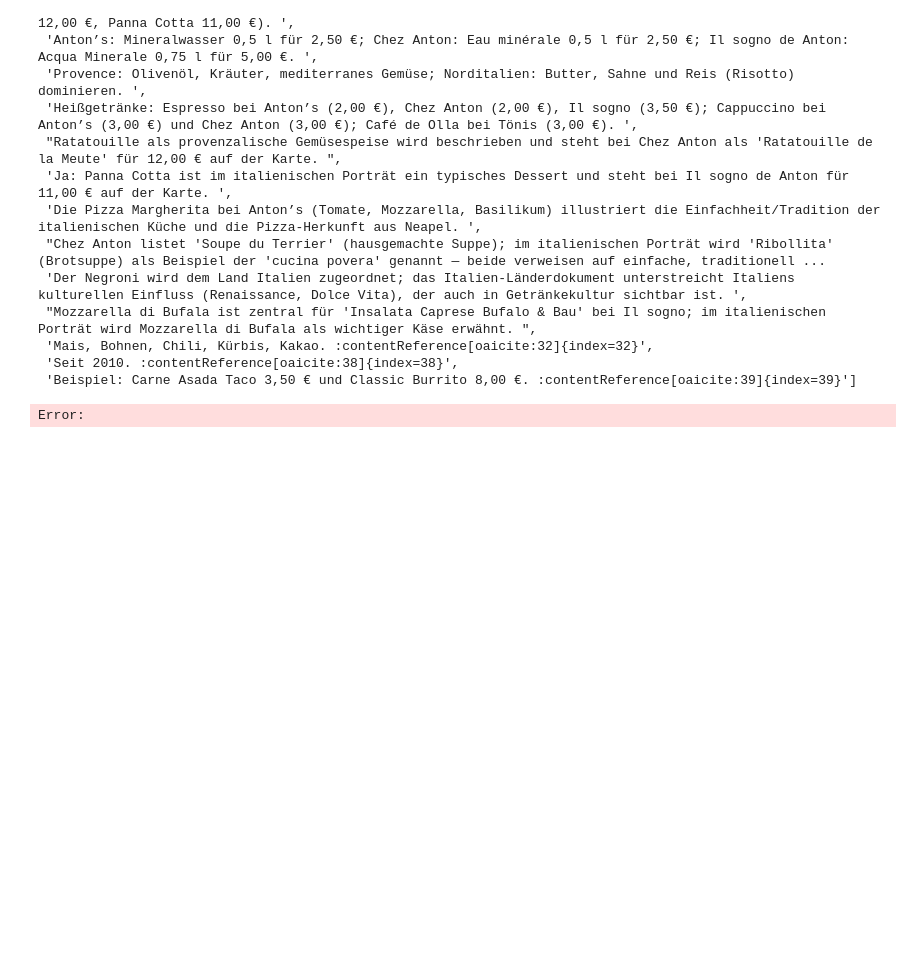
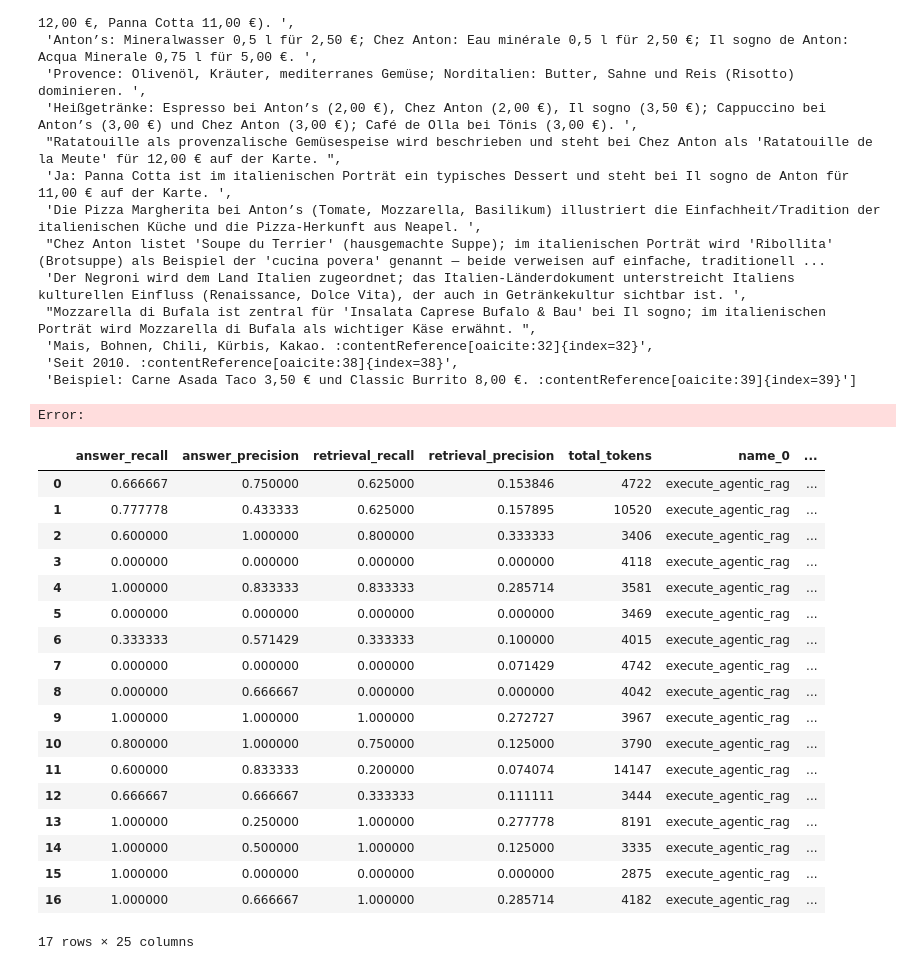
Before and after one commit to benrodion/AI-Agent, a Jupyter notebook: demo.ipynb, the cells around one changed output. Drawn from its saved outputs; the diff is of its cells as text; code cells hidden in the pictures; blank space fills up the shorter version.

```diff
--- a/demo.ipynb
+++ b/demo.ipynb
@@ -661,3 +661,27 @@ problem_gts_retrieval_recall
  'Seit 2010. :contentReference[oaicite:38]{index=38}',
  'Beispiel: Carne Asada Taco 3,50 € und Classic Burrito 8,00 €. :contentReference[oaicite:39]{index=39}']
 Error:
+# %%
+import pandas as pd
+df = pd.read_csv("df_agentic.csv")
+df
+# %% [output]
+|  | answer_recall | answer_precision | retrieval_recall | retrieval_precision | total_tokens | name_0 | ... |
+| 0 | 0.666667 | 0.750000 | 0.625000 | 0.153846 | 4722 | execute_agentic_rag | ... |
+| 1 | 0.777778 | 0.433333 | 0.625000 | 0.157895 | 10520 | execute_agentic_rag | ... |
+| 2 | 0.600000 | 1.000000 | 0.800000 | 0.333333 | 3406 | execute_agentic_rag | ... |
+| 3 | 0.000000 | 0.000000 | 0.000000 | 0.000000 | 4118 | execute_agentic_rag | ... |
+| 4 | 1.000000 | 0.833333 | 0.833333 | 0.285714 | 3581 | execute_agentic_rag | ... |
+| 5 | 0.000000 | 0.000000 | 0.000000 | 0.000000 | 3469 | execute_agentic_rag | ... |
+| 6 | 0.333333 | 0.571429 | 0.333333 | 0.100000 | 4015 | execute_agentic_rag | ... |
+| 7 | 0.000000 | 0.000000 | 0.000000 | 0.071429 | 4742 | execute_agentic_rag | ... |
+| 8 | 0.000000 | 0.666667 | 0.000000 | 0.000000 | 4042 | execute_agentic_rag | ... |
+| 9 | 1.000000 | 1.000000 | 1.000000 | 0.272727 | 3967 | execute_agentic_rag | ... |
+| 10 | 0.800000 | 1.000000 | 0.750000 | 0.125000 | 3790 | execute_agentic_rag | ... |
+| 11 | 0.600000 | 0.833333 | 0.200000 | 0.074074 | 14147 | execute_agentic_rag | ... |
+| 12 | 0.666667 | 0.666667 | 0.333333 | 0.111111 | 3444 | execute_agentic_rag | ... |
+| 13 | 1.000000 | 0.250000 | 1.000000 | 0.277778 | 8191 | execute_agentic_rag | ... |
+| 14 | 1.000000 | 0.500000 | 1.000000 | 0.125000 | 3335 | execute_agentic_rag | ... |
+| 15 | 1.000000 | 0.000000 | 0.000000 | 0.000000 | 2875 | execute_agentic_rag | ... |
+| 16 | 1.000000 | 0.666667 | 1.000000 | 0.285714 | 4182 | execute_agentic_rag | ... |
+17 rows × 25 columns
```
Also changed, not shown: 6 other files.
